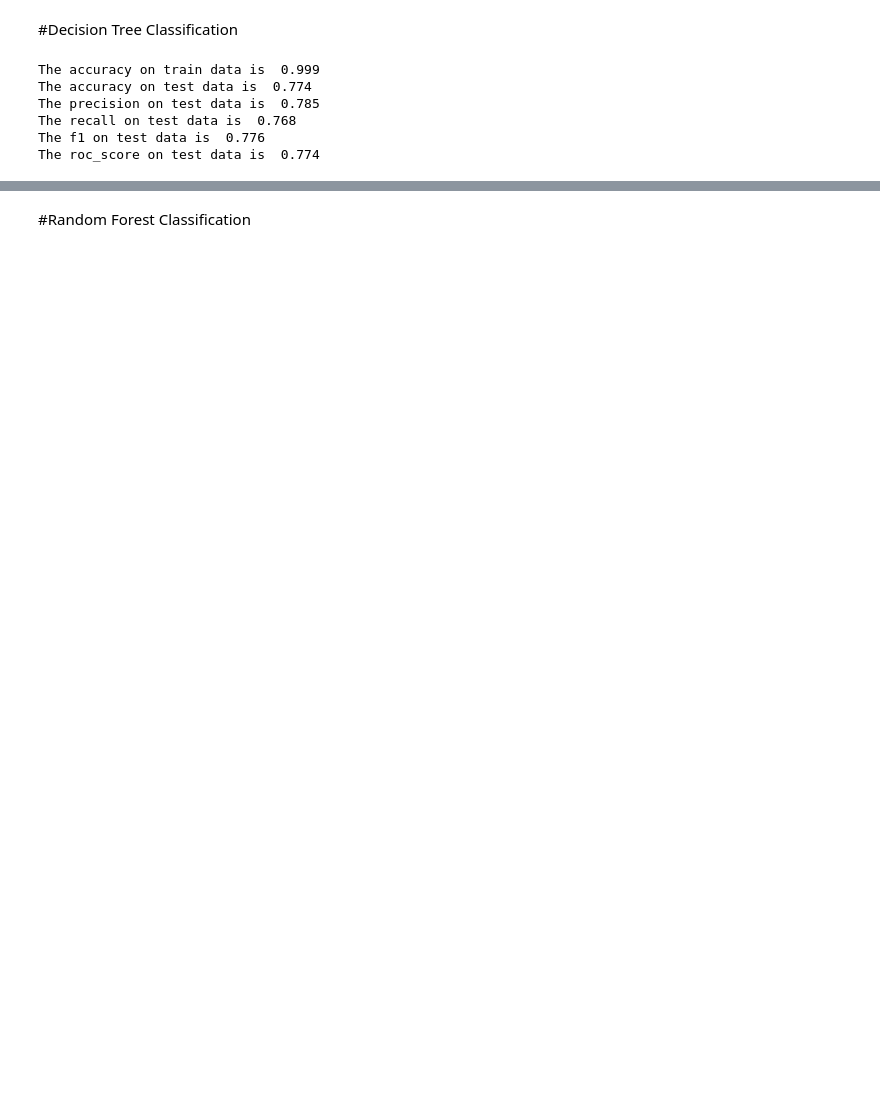
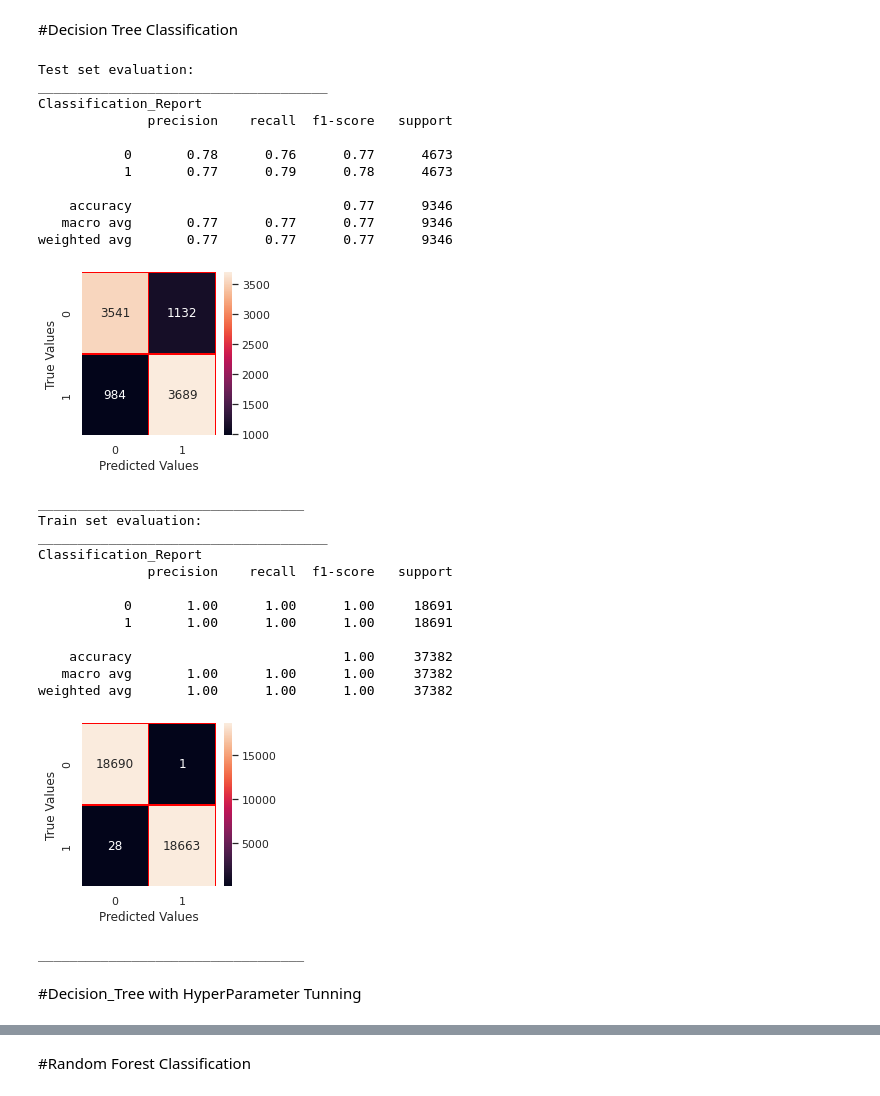
Before and after one commit to DeepakKumarSingh003/Credit_card_Defaulters., a Jupyter notebook: Credit_Card_Default_Prediction_Capstone_Project.ipynb, the cells around one changed output, grey strips where cells are left out. Cells and saved outputs as stored; diff of their text form; code cells hidden in the pictures; blank space fills up the shorter version.

```diff
--- a/Credit_Card_Default_Prediction_Capstone_Project.ipynb
+++ b/Credit_Card_Default_Prediction_Capstone_Project.ipynb
@@ -723,34 +740,48 @@ The f1 on test data is  0.671
 # %% [markdown]
 #Decision Tree Classification
-# %%
-#importing Decision Tree Classifier
-from sklearn.tree import DecisionTreeClassifier
-#fitting data into Decision Tree Classifier
-dtc = DecisionTreeClassifier()
-dtc.fit(X_train, y_train)
-DecisionTreeClassifier()
-#class prediction of y
-y_pred_dtc = dtc.predict(X_test)
-y_train_pred_dtc=dtc.predict(X_train)
-
-#getting all scores for Decision Tree Classifier
-train_accuracy_dtc = round(accuracy_score(y_train_pred_dtc,y_train), 3)
-accuracy_dtc = round(accuracy_score(y_pred_dtc,y_test), 3)
-precision_score_dtc = round(precision_score(y_pred_dtc,y_test), 3)
-recall_score_dtc = round(recall_score(y_pred_dtc,y_test), 3)
-f1_score_dtc = round(f1_score(y_pred_dtc,y_test), 3)
-roc_score_dtc = round(roc_auc_score(y_pred_dtc,y_test), 3)
-
-print("The accuracy on train data is ", train_accuracy_dtc)
-print("The accuracy on test data is ", accuracy_dtc)
-print("The precision on test data is ", precision_score_dtc)
-print("The recall on test data is ", recall_score_dtc)
-print("The f1 on test data is ", f1_score_dtc)
-print("The roc_score on test data is ", roc_score_dtc)
-# %% [output]
-The accuracy on train data is  0.999
-The accuracy on test data is  0.774
-The precision on test data is  0.785
-The recall on test data is  0.768
-The f1 on test data is  0.776
-The roc_score on test data is  0.774
+# %%
+#importing Decision Tree Classifier
+from sklearn.tree import DecisionTreeClassifier
+#fitting data into Decision Tree Classifier
+dtc = DecisionTreeClassifier()
+dtc.fit(X_train, y_train)
+#class prediction of y
+y_pred_dtc = dtc.predict(X_test)
+y_train_pred_dtc=dtc.predict(X_train)
+#getting all scores for Decision Tree Classifier
+print('Test set evaluation:\n_____________________________________')
+print_evaluate(y_test, y_pred_dtc)
+print('Train set evaluation:\n_____________________________________')
+print_evaluate(y_train, y_train_pred_dtc)
+
+method_names.append("Decision_tree_class.")
+method_scores.append(dtc.score(X_test,y_test))
+# %% [output]
+Test set evaluation:
+_____________________________________
+Classification_Report
+              precision    recall  f1-score   support
+
+           0       0.78      0.76      0.77      4673
+           1       0.77      0.79      0.78      4673
+
+    accuracy                           0.77      9346
+   macro avg       0.77      0.77      0.77      9346
+weighted avg       0.77      0.77      0.77      9346
+[figure, added]
+__________________________________
+Train set evaluation:
+_____________________________________
+Classification_Report
+              precision    recall  f1-score   support
+
+           0       1.00      1.00      1.00     18691
+           1       1.00      1.00      1.00     18691
+
+    accuracy                           1.00     37382
+   macro avg       1.00      1.00      1.00     37382
+weighted avg       1.00      1.00      1.00     37382
+[figure, added]
+__________________________________
+# %% [markdown]
+#Decision_Tree with HyperParameter Tunning
```
Also changed, not shown: parts of 39 cells of this notebook.
